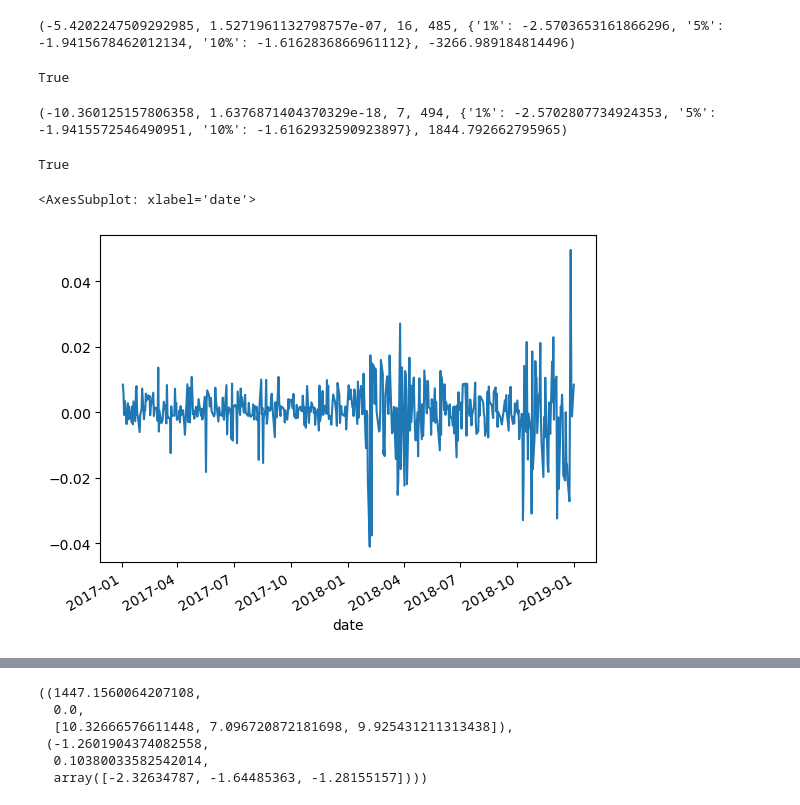
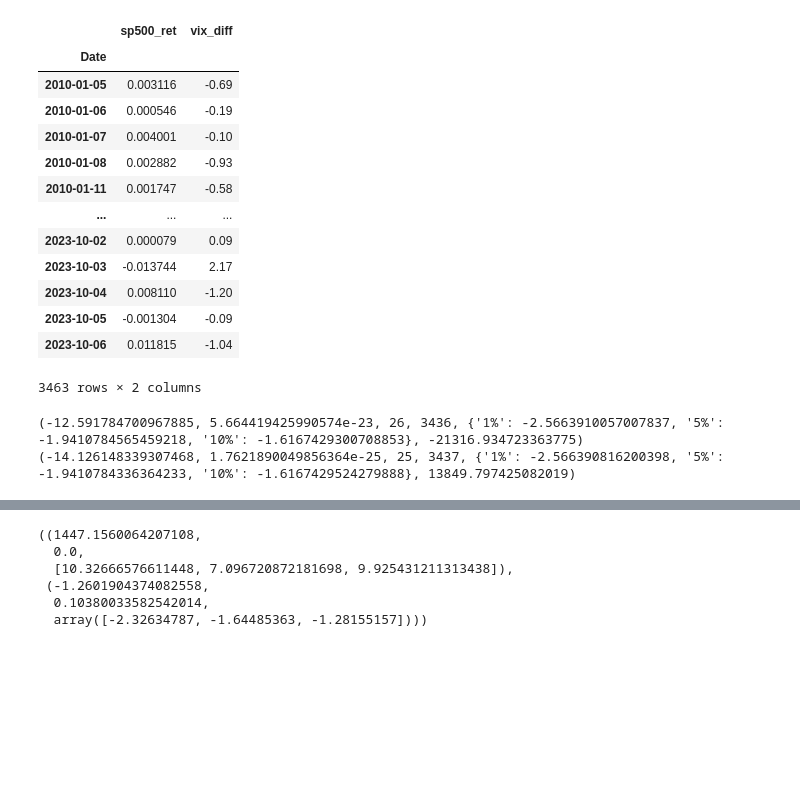
Before and after one commit to leeway00/non-linear-cointegration, a Jupyter notebook: FuncCoint.ipynb, the cells around one changed output, grey strips where cells are left out. Saved outputs shown, nothing was run; the diff lists cells and outputs as text; code cells hidden in the pictures; blank space fills up the shorter version.

```diff
--- a/FuncCoint.ipynb
+++ b/FuncCoint.ipynb
@@ -62,3 +56,20 @@ x
+# %%
+covariate
+# %% [output]
+|  | sp500_ret | vix_diff |
+| Date |  |  |
+| 2010-01-05 | 0.003116 | -0.69 |
+| 2010-01-06 | 0.000546 | -0.19 |
+| 2010-01-07 | 0.004001 | -0.10 |
+| 2010-01-08 | 0.002882 | -0.93 |
+| 2010-01-11 | 0.001747 | -0.58 |
+| ... | ... | ... |
+| 2023-10-02 | 0.000079 | 0.09 |
+| 2023-10-03 | -0.013744 | 2.17 |
+| 2023-10-04 | 0.008110 | -1.20 |
+| 2023-10-05 | -0.001304 | -0.09 |
+| 2023-10-06 | 0.011815 | -1.04 |
+3463 rows × 2 columns
 # %%
 def adf_valid_test(y):
     adf_res = ts.adfuller(y, regression = 'n')
@@ -69,19 +79,7 @@ def adf_valid_test(y):
 # %%
-a = [-10.41, -3.44, -2.86, -2.57]
-b = [-12.2, -3.44, -2.85, -2.57]
-pd.DataFrame([a,b], columns=['ADF', '1%', '5%', '10%'], index=['S&P500', 'VIX']).to_latex('./writeups/covariate_adf.tex')
+a = adf_valid_test(covariate['sp500_ret'])
+b = adf_valid_test(covariate['vix_diff'])
+pd.DataFrame([a,b], columns=['ADF', '1%', '5%', '10%'], index=['S&P500', 'VIX']).to_latex('./writeups/tables/covariate_adf.tex')
+# %% [output]
+(-12.591784700967885, 5.664419425990574e-23, 26, 3436, {'1%': -2.5663910057007837, '5%': -1.9410784565459218, '10%': -1.6167429300708853}, -21316.934723363775)
+(-14.126148339307468, 1.7621890049856364e-25, 25, 3437, {'1%': -2.566390816200398, '5%': -1.9410784336364233, '10%': -1.6167429524279888}, 13849.797425082019)
-# %%
-adf_valid_test(x.sp500)
-# %% [output]
-(-5.4202247509292985, 1.5271961132798757e-07, 16, 485, {'1%': -2.5703653161866296, '5%': -1.9415678462012134, '10%': -1.6162836866961112}, -3266.989184814496)
-True
-# %%
-adf_valid_test(x.vix)
-# %% [output]
-(-10.360125157806358, 1.6376871404370329e-18, 7, 494, {'1%': -2.5702807734924353, '5%': -1.9415572546490951, '10%': -1.6162932590923897}, 1844.792662795965)
-True
-# %%
-x.iloc[:,0].plot()
-# %% [output]
-<AxesSubplot: xlabel='date'>
-[figure, removed]
```
Also changed, not shown: parts of 15 cells of this notebook, 11 other files.
